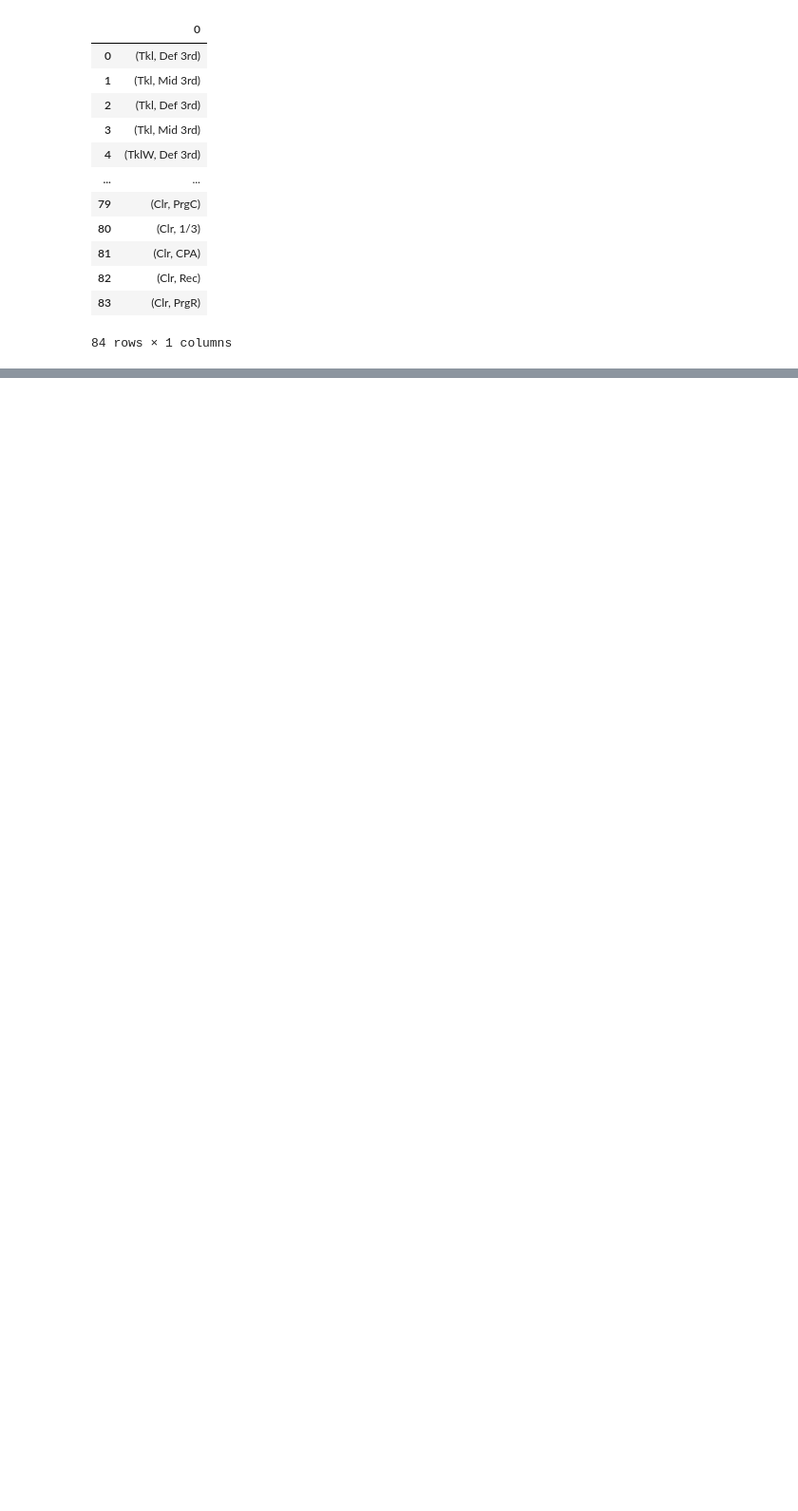
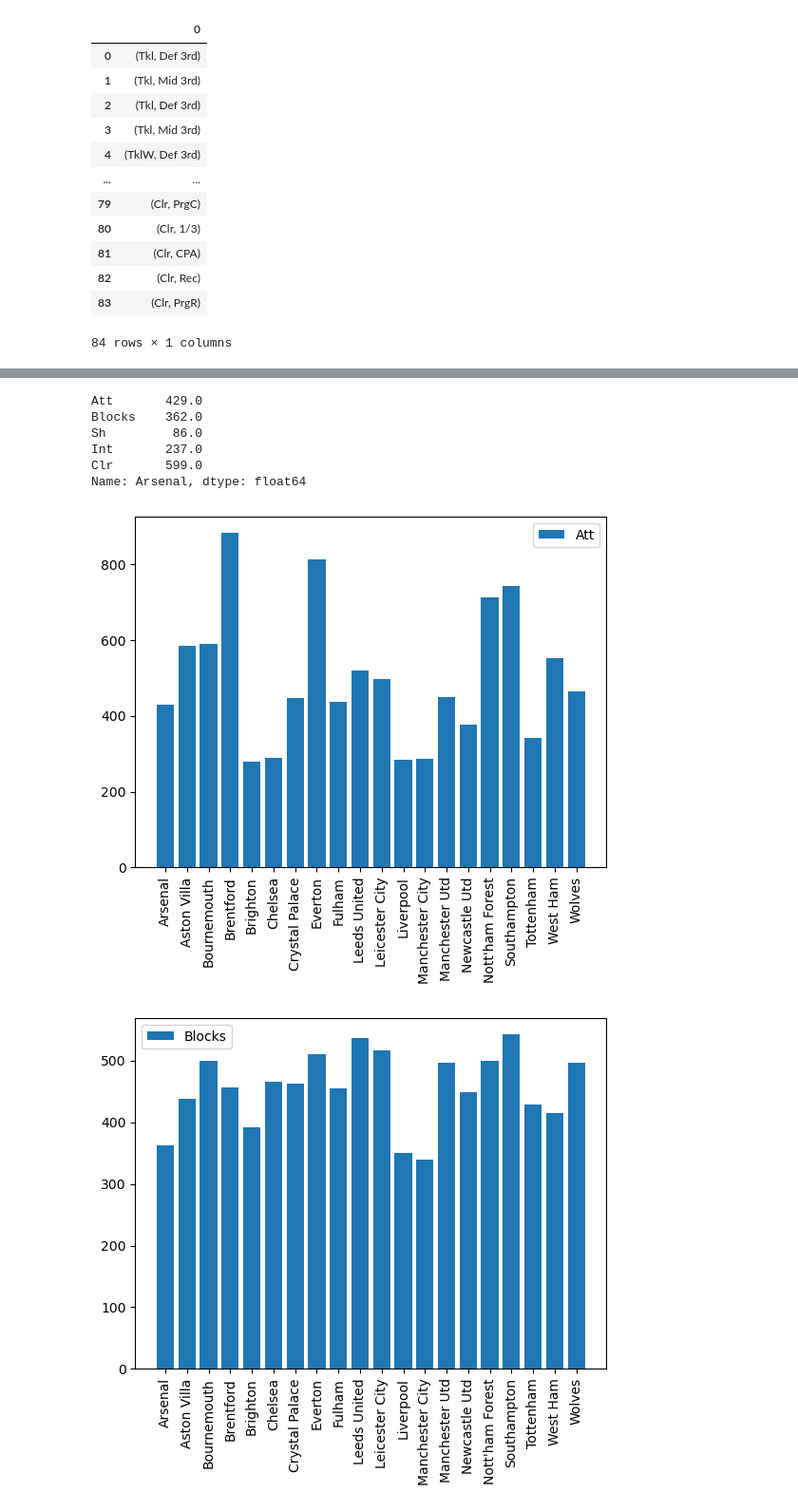
Before and after one commit to Yashuchirag/team_pressing_project, a Jupyter notebook: src/Visualization_Viveka.ipynb, the cells around one changed output, grey strips where cells are left out. Shown at 95% size. Drawn from its saved outputs; the diff is of its cells as text; code cells hidden in the pictures; blank space fills up the shorter version.

Commit message:
Visualization baseline

```diff
--- a/src/Visualization_Viveka.ipynb
+++ b/src/Visualization_Viveka.ipynb
@@ -9,7 +9,9 @@ C:\Users\vivek\anaconda3\lib\site-packages\numpy\.libs\libopenblas.FB5AE2TYXYH2I
 C:\Users\vivek\anaconda3\lib\site-packages\numpy\.libs\libopenblas.XWYDX2IKJW2NMTWSFYNGFUWKQU3LYTCZ.gfortran-win_amd64.dll
   warnings.warn("loaded more than 1 DLL from .libs:"
 # %%
-data = pd.read_csv("../pl_stats.csv",index_col="Squad")
+data = pd.read_csv("../pl_stats.csv")
+# %%
+squad_names=data['Squad']
 # %%
 def_pressing_stats = ['Tkl','TklW','Def 3rd','Mid 3rd','Att 3rd','Tkl','Att','Tkl%','Lost','Blocks','Sh','Pass','Int','Tkl+Int','Clr','Err']
 # %%
@@ -32,5 +34,5 @@ data_pressing.columns, data_possession.columns
         'PrgR'],
        dtype='object'))
 # %%
-data_pressing_possession = data_pressing.merge(data_possession)
+data_pressing_possession = data_pressing.merge(data_possession).set_index(squad_names)
 # %%
@@ -85,0 +106,19 @@ ValueError: All arrays must be of the same length
+# %%
+data_pressing_possession.loc[i,poss_press_stats]
+# %% [output]
+Att       429.0
+Blocks    362.0
+Sh         86.0
+Int       237.0
+Clr       599.0
+Name: Arsenal, dtype: float64
+# %%
+for i in poss_press_stats:
+    plt.figure()
+    plt.xticks(rotation=90)
+    plt.bar(data_pressing_possession.index,data_pressing_possession[i],label=i)
+    plt.legend()
+    plt.plot()
+# %% [output]
+[figure, added]
+[figure, added]
```
Also changed, not shown: parts of 4 cells of this notebook.
